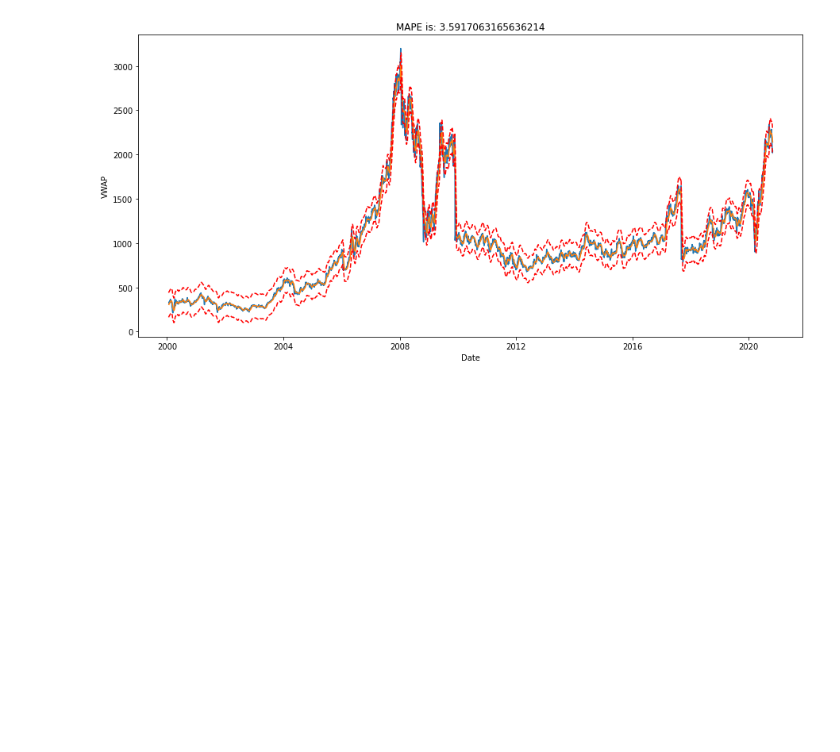
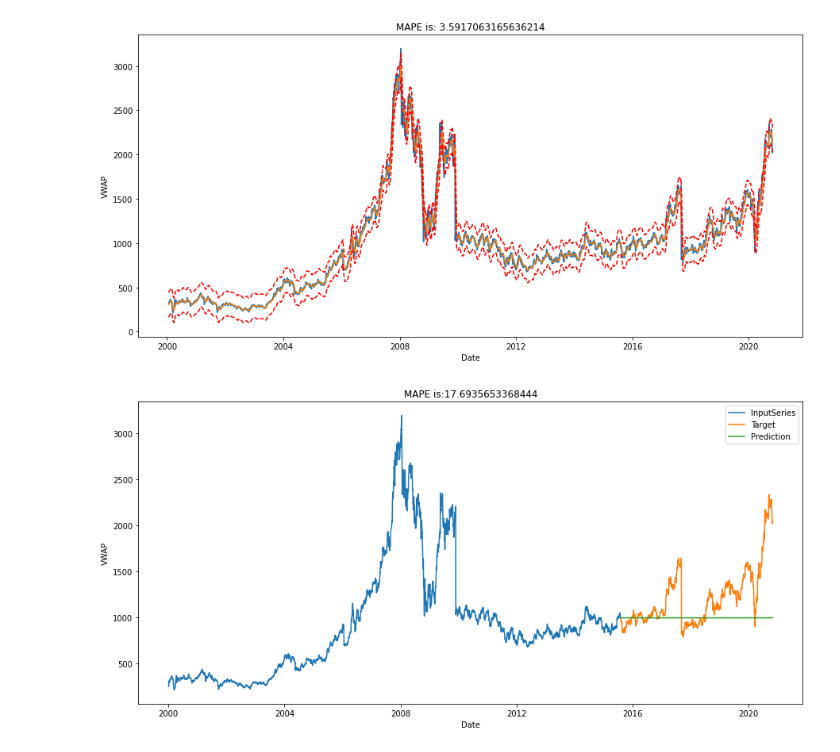
Before and after one commit to kartikbatra056/AllAboutTimeSeries, a Jupyter notebook: Baseline_and_EDA.ipynb, the cells around one changed output. Cells and saved outputs as stored; diff of their text form; code cells hidden in the pictures; blank space fills up the shorter version.

```diff
--- a/Baseline_and_EDA.ipynb
+++ b/Baseline_and_EDA.ipynb
@@ -246,3 +272,35 @@ moving_average(df['VWAP'],window=7)
 moving_average(df['VWAP'],window=15)
 # %% [output]
 [figure]
+# %%
+def SimpleExpSmoothPlot(data,test_data,alpha=.2):
+     '''
+        plot Simple Exponential Smooth of data alongwith upper and lower limit.
+          Parameters:
+            data: pandas train_data series to plot
+            test_data: pandas test_data series to plot
+            alpha: smoothing factor
+          return :
+            plot graph with title as MAPE of model
+     '''
+
+     plt.figure(figsize=(15,7))
+     plt.plot(data.index,data,label='InputSeries')
+
+     m=SimpleExpSmoothing(data).fit(smoothing_level=alpha,optimized=False)
+     pred=m.forecast(len(test_data))
+
+     plt.plot(test_data,label='Target')
+     plt.plot(test_data.index,pred,label='Prediction')
+
+
+     mae=MAPE(pred,test_data.values)
+     plt.title(f'MAPE is:{mae}')
+     plt.xlabel('Date')
+     plt.ylabel('VWAP')
+     plt.legend()
+     plt.show()
+# %%
+SimpleExpSmoothPlot(train_df['VWAP'],test_df['VWAP'],alpha=.5)
+# %% [output]
+[figure, added]
```
Also changed, not shown: parts of 12 cells of this notebook.
